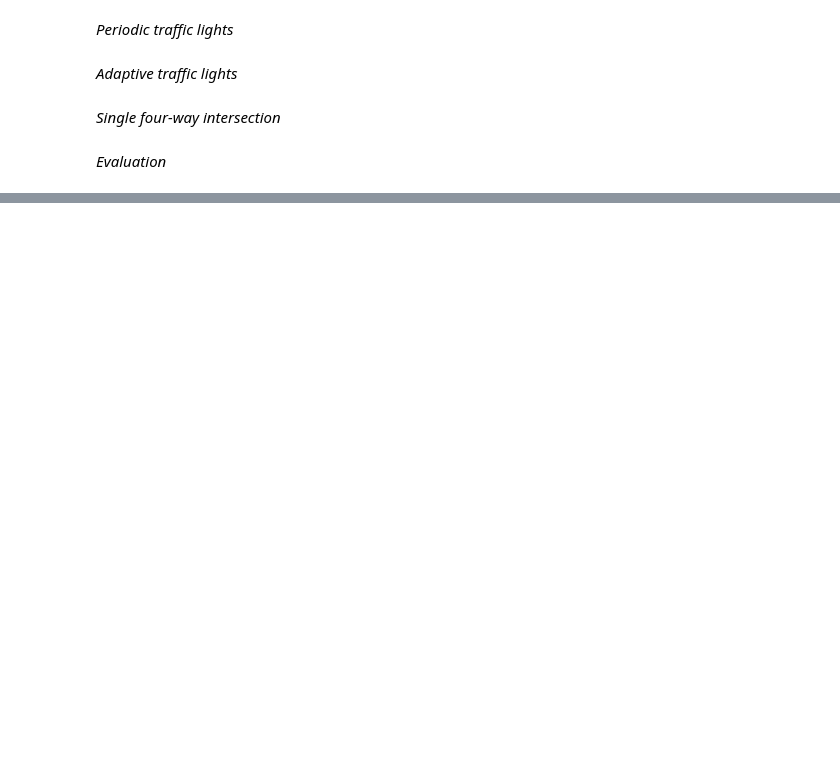
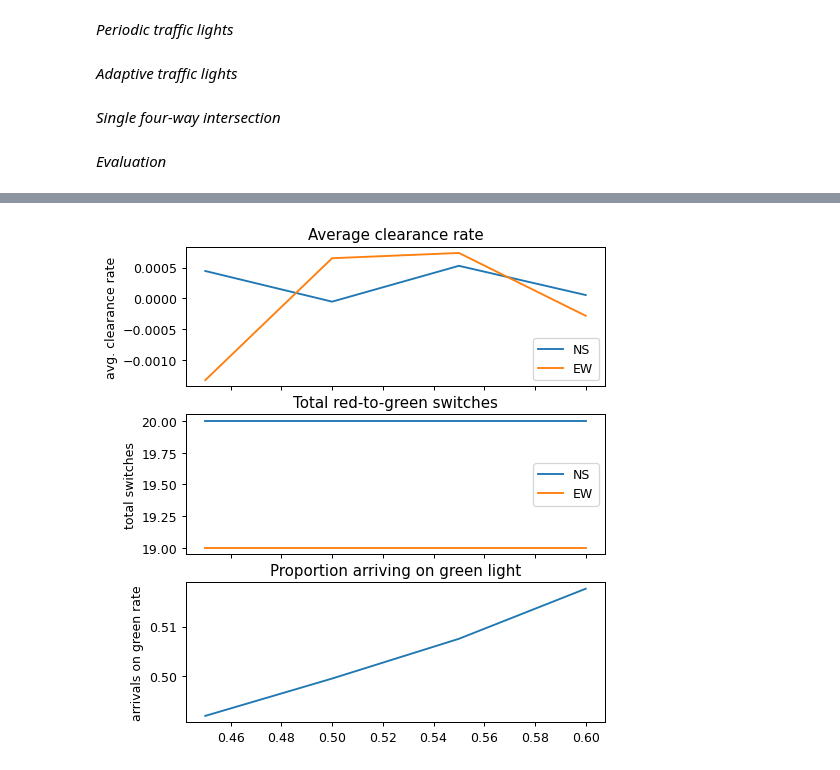
Before and after one commit to KingJohanna/vehicle-traffic-congestion-control, a Jupyter notebook: Evaluation_1x1.ipynb, the cells around one changed output, grey strips where cells are left out. Saved outputs shown, nothing was run; the diff lists cells and outputs as text; code cells hidden in the pictures; blank space fills up the shorter version.

```diff
--- a/Evaluation_1x1.ipynb
+++ b/Evaluation_1x1.ipynb
@@ -62 +90,6 @@ plt.savefig('figs/periodic_vs_adaptive_wait_time', bbox_inches='tight')
+# %%
+fig,axs = multi_eval.plot_intersection_averages(plt=plt, grid_ind=(0,0), fig_size=(6,7))
+plt.savefig('figs/periodic_intersection_avgs', bbox_inches='tight')
+# %% [output]
+[figure, added]
 # %%
```
Also changed, not shown: parts of 8 cells of this notebook, 6 other files.
